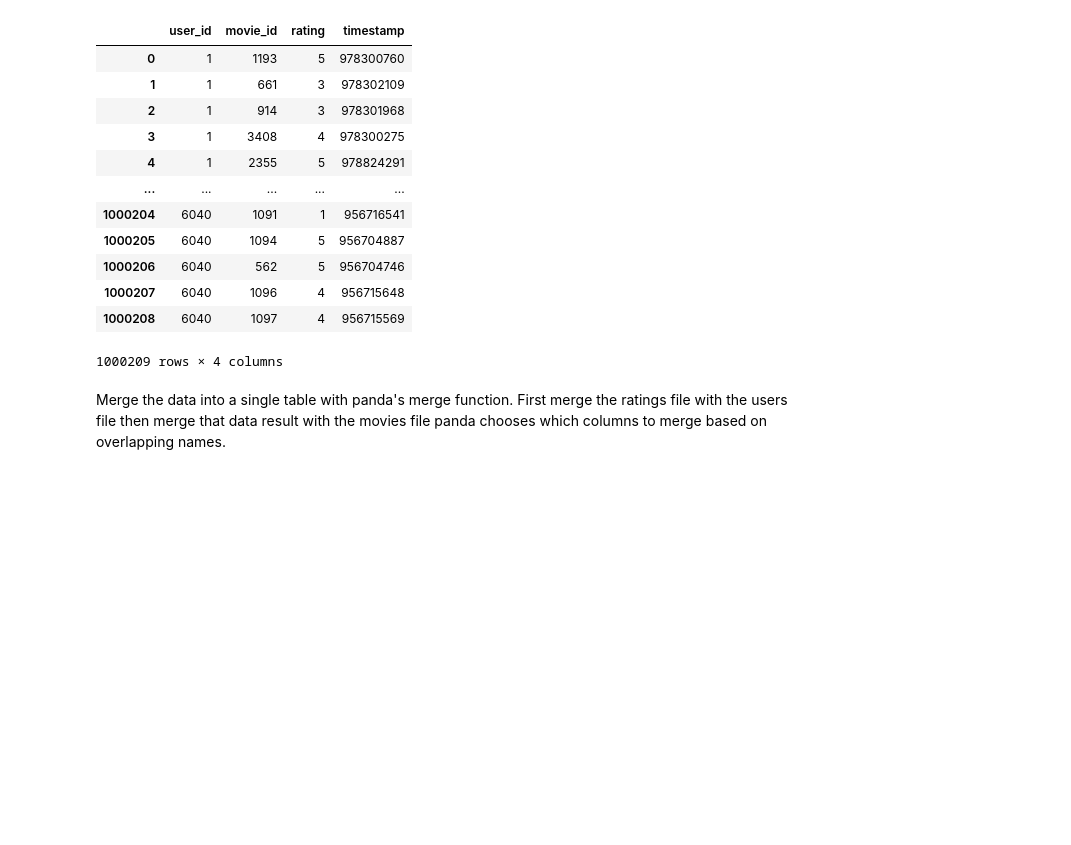
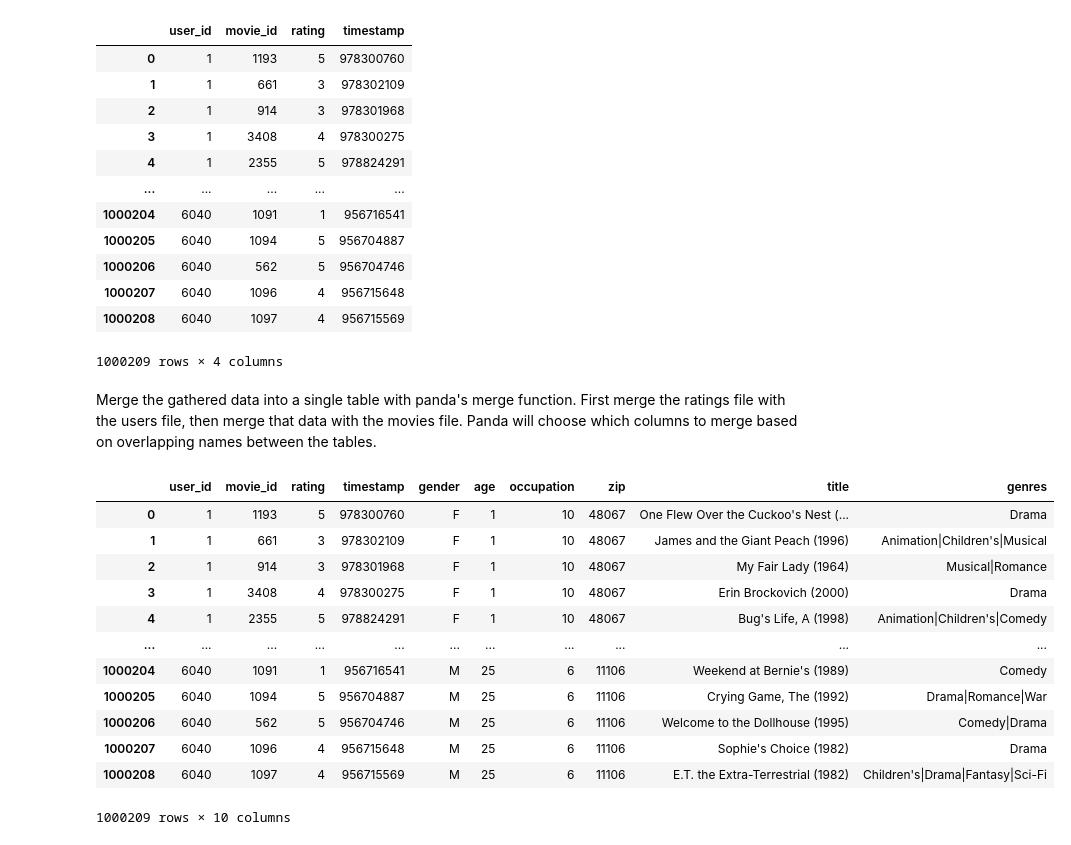
Before and after one commit to allisonvaldez/Group-Lens-Movie-Lens-Project, a Jupyter notebook: MovieLens.ipynb, the cells around one changed output. Saved outputs shown, nothing was run; the diff lists cells and outputs as text; code cells hidden in the pictures; blank space fills up the shorter version.

```diff
--- a/MovieLens.ipynb
+++ b/MovieLens.ipynb
@@ -75,9 +75,26 @@ ratings
 | 1000208 | 6040 | 1097 | 4 | 956715569 |
 1000209 rows × 4 columns
 # %% [markdown]
-Merge the data into a single table with panda's merge function. First
-merge the ratings file with the users file then merge that data result
-with the movies file panda chooses which columns to merge based on
-overlapping names.
+Merge the gathered data into a single table with panda's merge function.
+First merge the ratings file with the users file, then merge that data
+with the movies file. Panda will choose which columns to merge based on
+overlapping names between the tables.
 # %%
 data = pd.merge(pd.merge(ratings, users), movies)
+# %%
+# Preview the data
+data
+# %% [output]
+|  | user_id | movie_id | rating | timestamp | gender | age | occupation | zip | title | genres |
+| 0 | 1 | 1193 | 5 | 978300760 | F | 1 | 10 | 48067 | One Flew Over the Cuckoo's Nest (... | Drama |
+| 1 | 1 | 661 | 3 | 978302109 | F | 1 | 10 | 48067 | James and the Giant Peach (1996) | Animation|Children's|Musical |
+| 2 | 1 | 914 | 3 | 978301968 | F | 1 | 10 | 48067 | My Fair Lady (1964) | Musical|Romance |
+| 3 | 1 | 3408 | 4 | 978300275 | F | 1 | 10 | 48067 | Erin Brockovich (2000) | Drama |
+| 4 | 1 | 2355 | 5 | 978824291 | F | 1 | 10 | 48067 | Bug's Life, A (1998) | Animation|Children's|Comedy |
+| ... | ... | ... | ... | ... | ... | ... | ... | ... | ... | ... |
+| 1000204 | 6040 | 1091 | 1 | 956716541 | M | 25 | 6 | 11106 | Weekend at Bernie's (1989) | Comedy |
+| 1000205 | 6040 | 1094 | 5 | 956704887 | M | 25 | 6 | 11106 | Crying Game, The (1992) | Drama|Romance|War |
+| 1000206 | 6040 | 562 | 5 | 956704746 | M | 25 | 6 | 11106 | Welcome to the Dollhouse (1995) | Comedy|Drama |
+| 1000207 | 6040 | 1096 | 4 | 956715648 | M | 25 | 6 | 11106 | Sophie's Choice (1982) | Drama |
+| 1000208 | 6040 | 1097 | 4 | 956715569 | M | 25 | 6 | 11106 | E.T. the Extra-Terrestrial (1982) | Children's|Drama|Fantasy|Sci-Fi |
+1000209 rows × 10 columns
```
Also changed, not shown: parts of 26 cells of this notebook.
